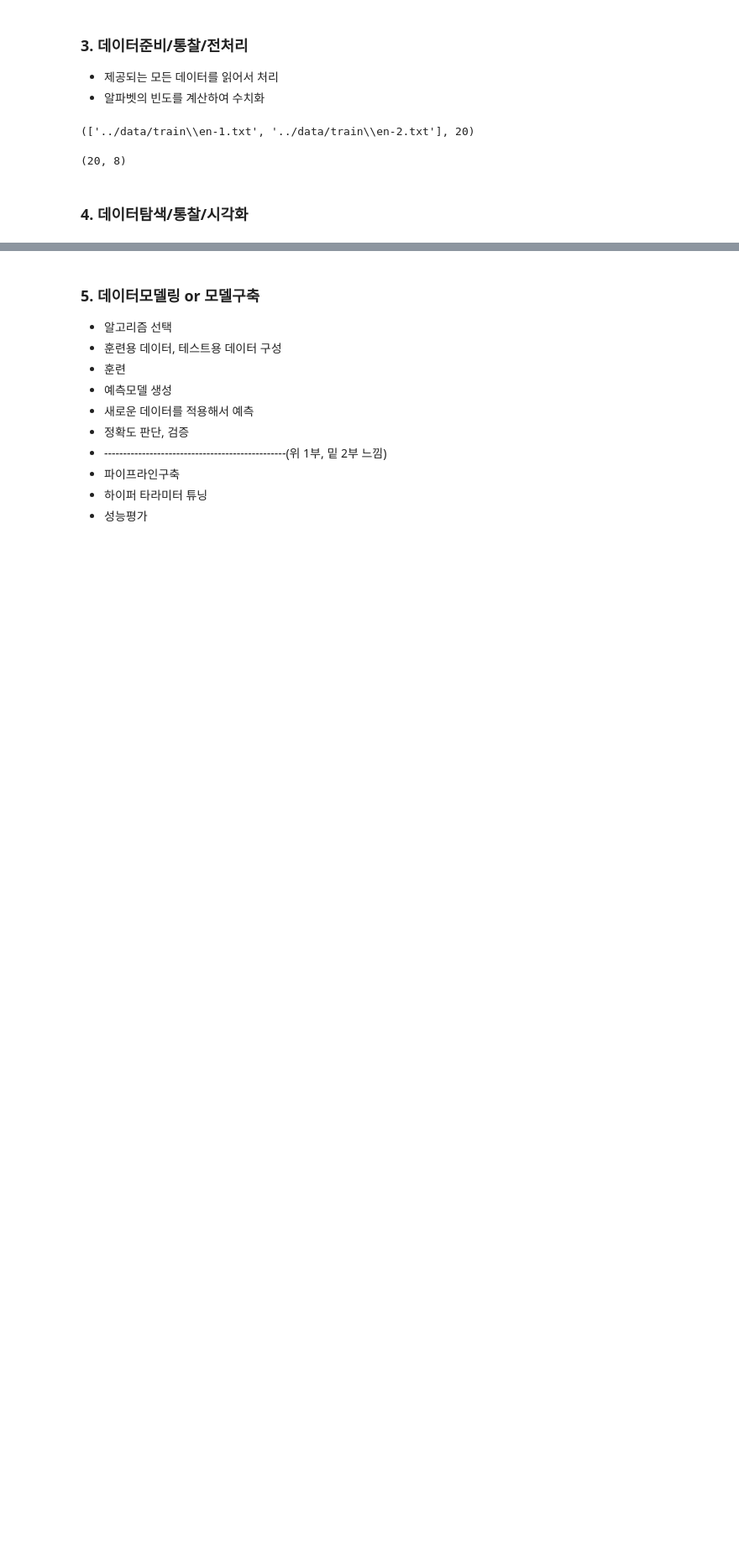
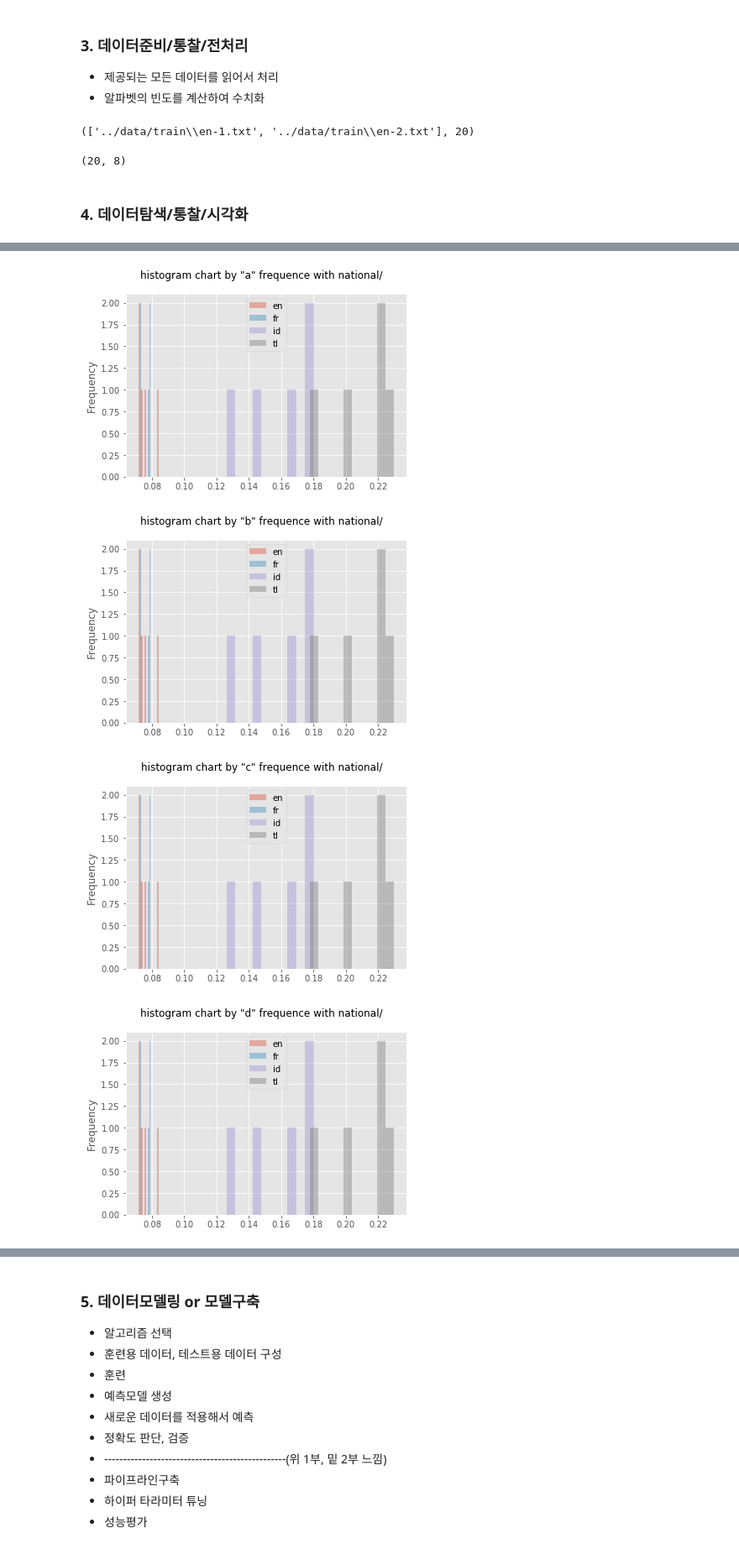
Before and after one commit to ParkKeunYoung/py_projects, a Jupyter notebook: dl/basic/머신러닝을 이용한 알파벳기반 언어자동판독 서비스.ipynb, the cells around one changed output, grey strips where cells are left out. Shown at 84% size. Cells and saved outputs as stored; diff of their text form; code cells hidden in the pictures; blank space fills up the shorter version.

```diff
--- a/dl/basic/머신러닝을 이용한 알파벳기반 언어자동판독 서비스.ipynb
+++ b/dl/basic/머신러닝을 이용한 알파벳기반 언어자동판독 서비스.ipynb
@@ -178,0 +334,23 @@ with open('../data/lang_label_freq.json', 'w', encoding='utf-8') as f: # w :쓰
+# %%
+# 히스토 그램을 이용하여 알파벳 하나에 대한 국가별 비교
+# a 문자가 국가별 단어에 사용되는 빈도수를 히스토그램으로 표현
+# df_tmp 데이터를 이용하여 a의 빈도를 히스토그램으로 표현하시오.
+# 데이터를 돌면서 ( 답안 체크 )
+#   df_tmp['label'].unique()    # unique를 이용해서 중복을 제거, 단일로 생성됨
+for word in ascii_lowercase:    # 소문자로 for문 돌림
+    for na in df_tmp['label'].unique():
+        # 국가별로 돌면서
+        # 1. 해당 국가의 데이터만 획득 =>
+        df_tmp_na = df_tmp[ df_tmp['label']== na]
+        #print(df_tmp_na.shape)
+        # 한 번에 그려지는 데이터는 동일색상으로 처리
+        df_tmp_na['a'].plot(kind='hist',alpha=0.4, label =na )   #alpha: 투명도 , na : 국가값
+    plt.legend() # legend 최적의 장소에 그려준다
+    plt.suptitle('histogram chart by "%s" frequence with national/' %word)
+    plt.savefig('../data/%s_freq.png' %(word))
+    plt.show()
+# %% [output]
+[figure, added]
+[figure, added]
+[figure, added]
+[figure, added]
```
Also changed, not shown: parts of 40 cells of this notebook, 37 other files.
